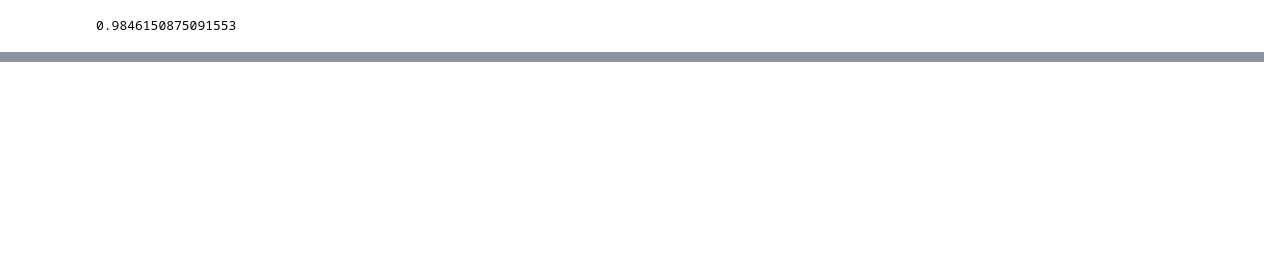
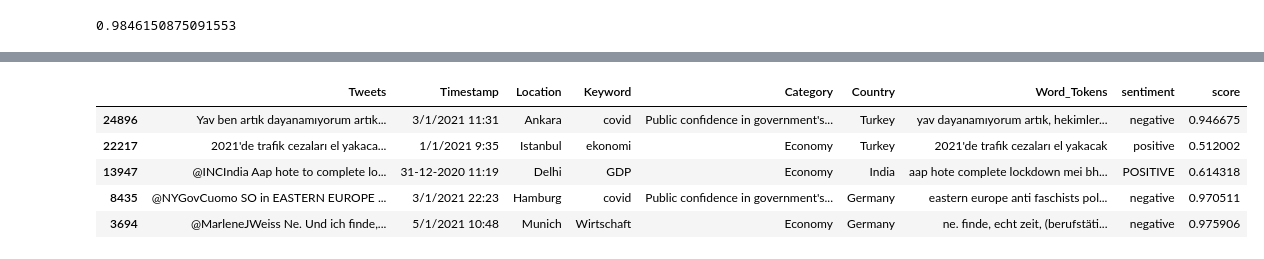
Before and after one commit to mdewli/Twitter_sentiment_Analysis, a Jupyter notebook: notebooks/02_data_preprocessing.ipynb, the cells around one changed output, grey strips where cells are left out. Drawn from its saved outputs; the diff is of its cells as text; code cells hidden in the pictures; blank space fills up the shorter version.

```diff
--- a/notebooks/02_data_preprocessing.ipynb
+++ b/notebooks/02_data_preprocessing.ipynb
@@ -190,0 +284,9 @@ df['list_of_words']=df['tweet'].apply(lambda x: [word.lower() for word in x.spli
+# %%
+
+df_india['Category']=df_india['Keyword'].apply(categories)
+df_turkey['Category']=df_turkey['Keyword'].apply(categories)
+df_germany['Category']=df_germany['Keyword'].apply(categories)
+
+# df_india.to_csv("Indien2021.csv", encoding="utf-8")
+# df_turkey.to_csv("turkiye2021.csv", encoding="utf-8")
+# df_germany.to_csv("germania2021.csv", encoding="utf-8")
@@ -190,0 +309,4 @@ df['list_of_words']=df['tweet'].apply(lambda x: [word.lower() for word in x.spli
+# %%
+#remove columns with na values
+
+df_turkey = df_turkey[df_turkey["Location"].notna()]
@@ -190,0 +320,5 @@ df['list_of_words']=df['tweet'].apply(lambda x: [word.lower() for word in x.spli
+# %%
+
+df_india['Category']=df_india['Category'].apply(categories)
+df_turkey['Category']=df_turkey['Category'].apply(categories)
+df_germany['Category']=df_germany['Category'].apply(categories)
@@ -190,0 +341,13 @@ df['list_of_words']=df['tweet'].apply(lambda x: [word.lower() for word in x.spli
+# %%
+frames=[df_germany,df_turkey,df_india]
+
+df=pd.concat(frames)
+# %%
+df.sample(5)
+# %% [output]
+|  | Tweets | Timestamp | Location | Keyword | Category | Country | Word_Tokens | sentiment | score |
+| 24896 | Yav ben artık dayanamıyorum artık... | 3/1/2021 11:31 | Ankara | covid | Public confidence in government's... | Turkey | yav dayanamıyorum artık, hekimler... | negative | 0.946675 |
+| 22217 | 2021'de trafik cezaları el yakaca... | 1/1/2021 9:35 | Istanbul | ekonomi | Economy | Turkey | 2021'de trafik cezaları el yakacak | positive | 0.512002 |
+| 13947 | @INCIndia Aap hote to complete lo... | 31-12-2020 11:19 | Delhi | GDP | Economy | India | aap hote complete lockdown mei bh... | POSITIVE | 0.614318 |
+| 8435 | @NYGovCuomo SO in EASTERN EUROPE ... | 3/1/2021 22:23 | Hamburg | covid | Public confidence in government's... | Germany | eastern europe anti faschists pol... | negative | 0.970511 |
+| 3694 | @MarleneJWeiss Ne. Und ich finde,... | 5/1/2021 10:48 | Munich | Wirtschaft | Economy | Germany | ne. finde, echt zeit, (berufstäti... | negative | 0.975906 |
```
Also changed, not shown: parts of 73 cells of this notebook, 47 other files.
